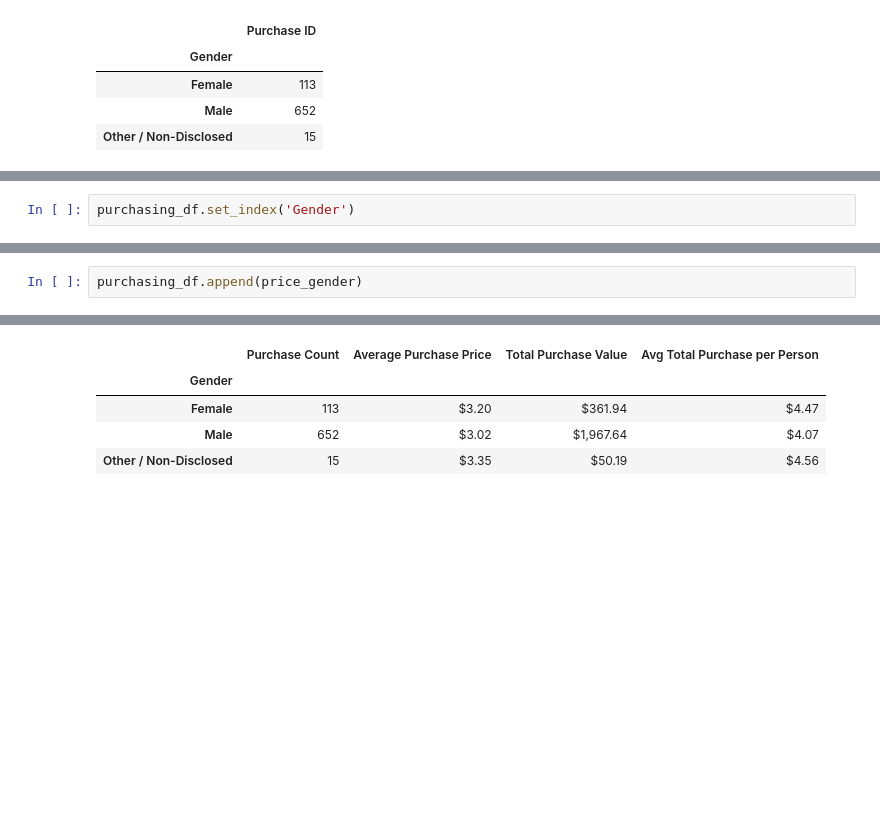
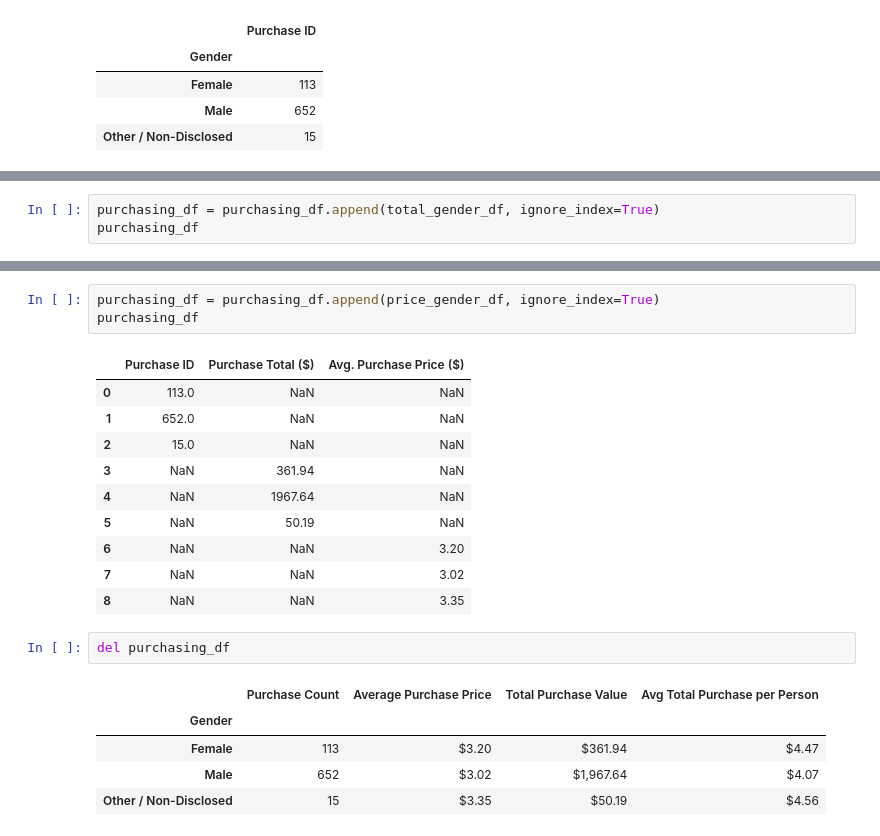
Before and after one commit to JMazick/pandas-challenge, a Jupyter notebook: HeroesOfPymoli/HeroesOfPymoli_starter.ipynb, the cells around one changed output, grey strips where cells are left out. Saved outputs shown, nothing was run; the diff lists cells and outputs as text; blank space fills up the shorter version.

Commit message:
update purchasing analysis

```diff
--- a/HeroesOfPymoli/HeroesOfPymoli_starter.ipynb
+++ b/HeroesOfPymoli/HeroesOfPymoli_starter.ipynb
@@ -173,2 +164,0 @@ purchasing_df.reset_index('Gender')
-# %%
-purchasing_df.set_index('Gender')
@@ -177,2 +164,0 @@ KeyError: "None of ['Gender'] are in the columns"
-# %%
-purchasing_df.append(price_gender)
@@ -212,0 +165,3 @@ ValueError: If using all scalar values, you must pass an index
+# %%
+purchasing_df = purchasing_df.append(total_gender_df, ignore_index=True)
+purchasing_df
@@ -213,3 +176,19 @@ ValueError: If using all scalar values, you must pass an index
+# %%
+purchasing_df = purchasing_df.append(price_gender_df, ignore_index=True)
+purchasing_df
+# %% [output]
+|  | Purchase ID | Purchase Total ($) | Avg. Purchase Price ($) |
+| 0 | 113.0 | NaN | NaN |
+| 1 | 652.0 | NaN | NaN |
+| 2 | 15.0 | NaN | NaN |
+| 3 | NaN | 361.94 | NaN |
+| 4 | NaN | 1967.64 | NaN |
+| 5 | NaN | 50.19 | NaN |
+| 6 | NaN | NaN | 3.20 |
+| 7 | NaN | NaN | 3.02 |
+| 8 | NaN | NaN | 3.35 |
+# %%
+del purchasing_df
 # %%
 # %% [output]
 |  | Purchase Count | Average Purchase Price | Total Purchase Value | Avg Total Purchase per Person |
```
Also changed, not shown: parts of 9 cells of this notebook.
